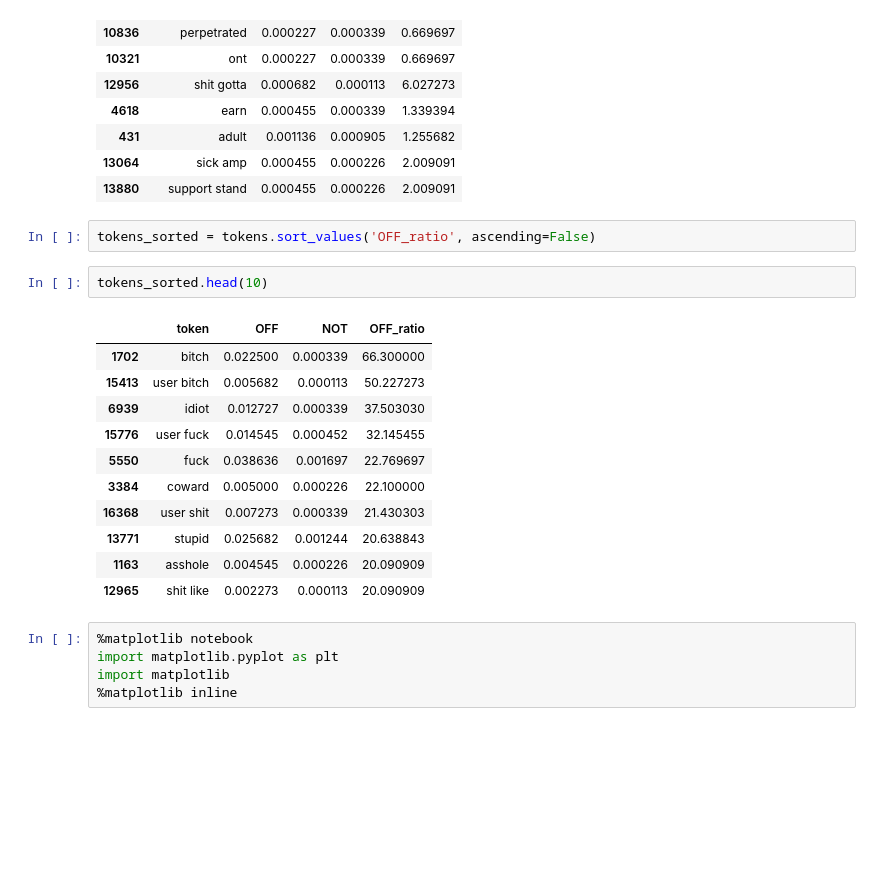
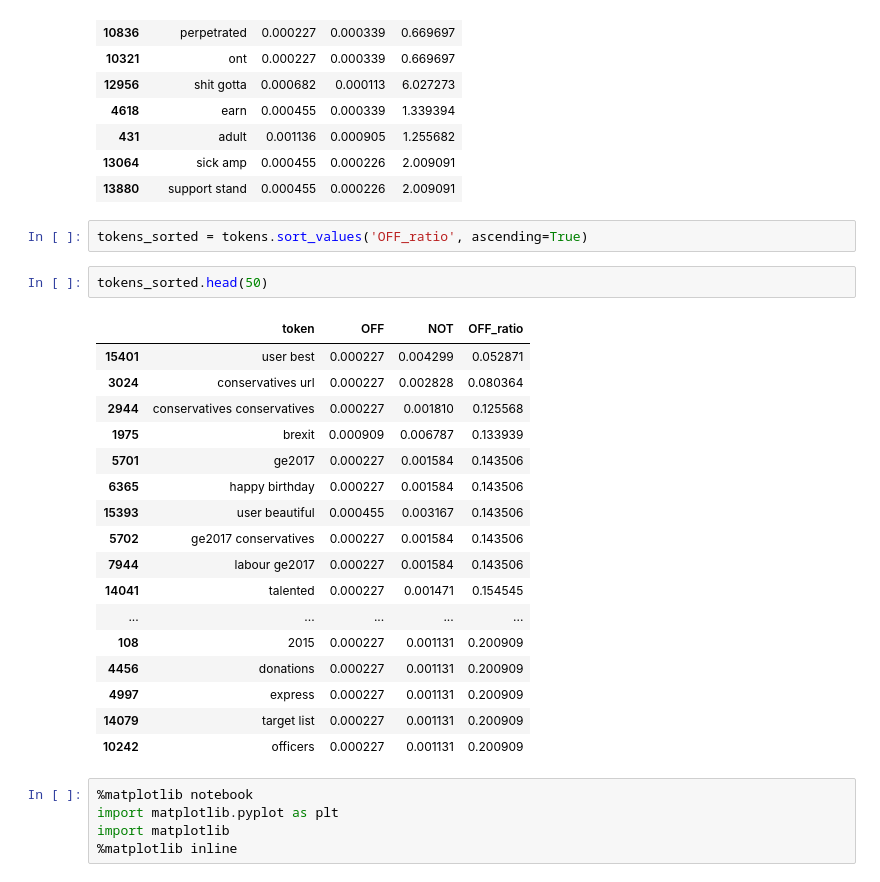
Before and after one commit to b111123b/Offensive_eval, a Jupyter notebook: Text_as_data_test.ipynb, the cells around one changed output. Saved outputs shown, nothing was run; the diff lists cells and outputs as text; blank space fills up the shorter version.

```diff
--- a/Text_as_data_test.ipynb
+++ b/Text_as_data_test.ipynb
@@ -324,21 +325,27 @@ tokens.sample(15, random_state=40)
 | 13064 | sick amp | 0.000455 | 0.000226 | 2.009091 |
 | 13880 | support stand | 0.000455 | 0.000226 | 2.009091 |
 # %%
-tokens_sorted = tokens.sort_values('OFF_ratio', ascending=False)
+tokens_sorted = tokens.sort_values('OFF_ratio', ascending=True)
 # %%
-tokens_sorted.head(10)
+tokens_sorted.head(50)
 # %% [output]
 |  | token | OFF | NOT | OFF_ratio |
-| 1702 | bitch | 0.022500 | 0.000339 | 66.300000 |
-| 15413 | user bitch | 0.005682 | 0.000113 | 50.227273 |
-| 6939 | idiot | 0.012727 | 0.000339 | 37.503030 |
-| 15776 | user fuck | 0.014545 | 0.000452 | 32.145455 |
-| 5550 | fuck | 0.038636 | 0.001697 | 22.769697 |
-| 3384 | coward | 0.005000 | 0.000226 | 22.100000 |
-| 16368 | user shit | 0.007273 | 0.000339 | 21.430303 |
-| 13771 | stupid | 0.025682 | 0.001244 | 20.638843 |
-| 1163 | asshole | 0.004545 | 0.000226 | 20.090909 |
-| 12965 | shit like | 0.002273 | 0.000113 | 20.090909 |
+| 15401 | user best | 0.000227 | 0.004299 | 0.052871 |
+| 3024 | conservatives url | 0.000227 | 0.002828 | 0.080364 |
+| 2944 | conservatives conservatives | 0.000227 | 0.001810 | 0.125568 |
+| 1975 | brexit | 0.000909 | 0.006787 | 0.133939 |
+| 5701 | ge2017 | 0.000227 | 0.001584 | 0.143506 |
+| 6365 | happy birthday | 0.000227 | 0.001584 | 0.143506 |
+| 15393 | user beautiful | 0.000455 | 0.003167 | 0.143506 |
+| 5702 | ge2017 conservatives | 0.000227 | 0.001584 | 0.143506 |
+| 7944 | labour ge2017 | 0.000227 | 0.001584 | 0.143506 |
+| 14041 | talented | 0.000227 | 0.001471 | 0.154545 |
+| ... | ... | ... | ... | ... |
+| 108 | 2015 | 0.000227 | 0.001131 | 0.200909 |
+| 4456 | donations | 0.000227 | 0.001131 | 0.200909 |
+| 4997 | express | 0.000227 | 0.001131 | 0.200909 |
+| 14079 | target list | 0.000227 | 0.001131 | 0.200909 |
+| 10242 | officers | 0.000227 | 0.001131 | 0.200909 |
 # %%
 %matplotlib notebook
 import matplotlib.pyplot as plt
```
Also changed, not shown: parts of 13 cells of this notebook, 2 other files.
